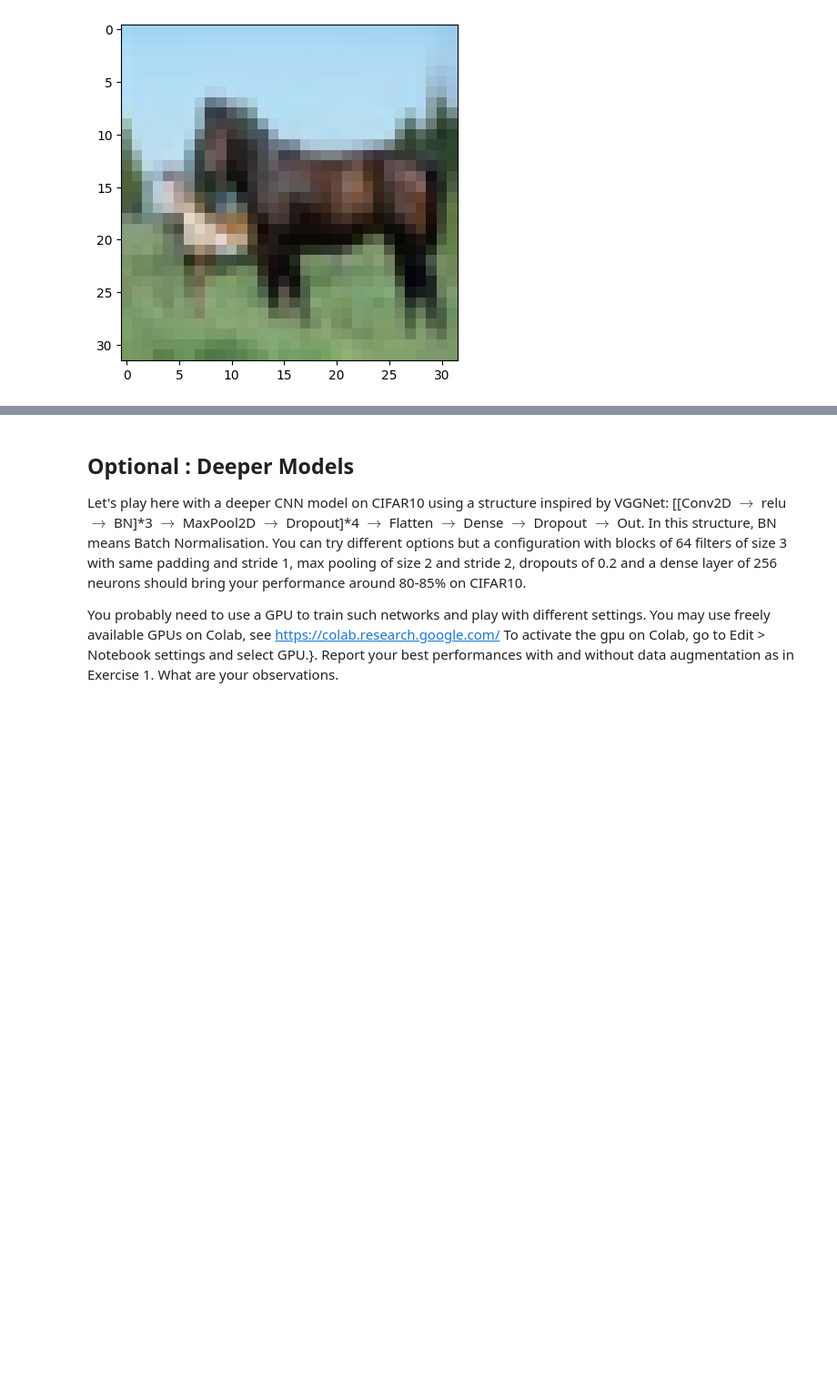
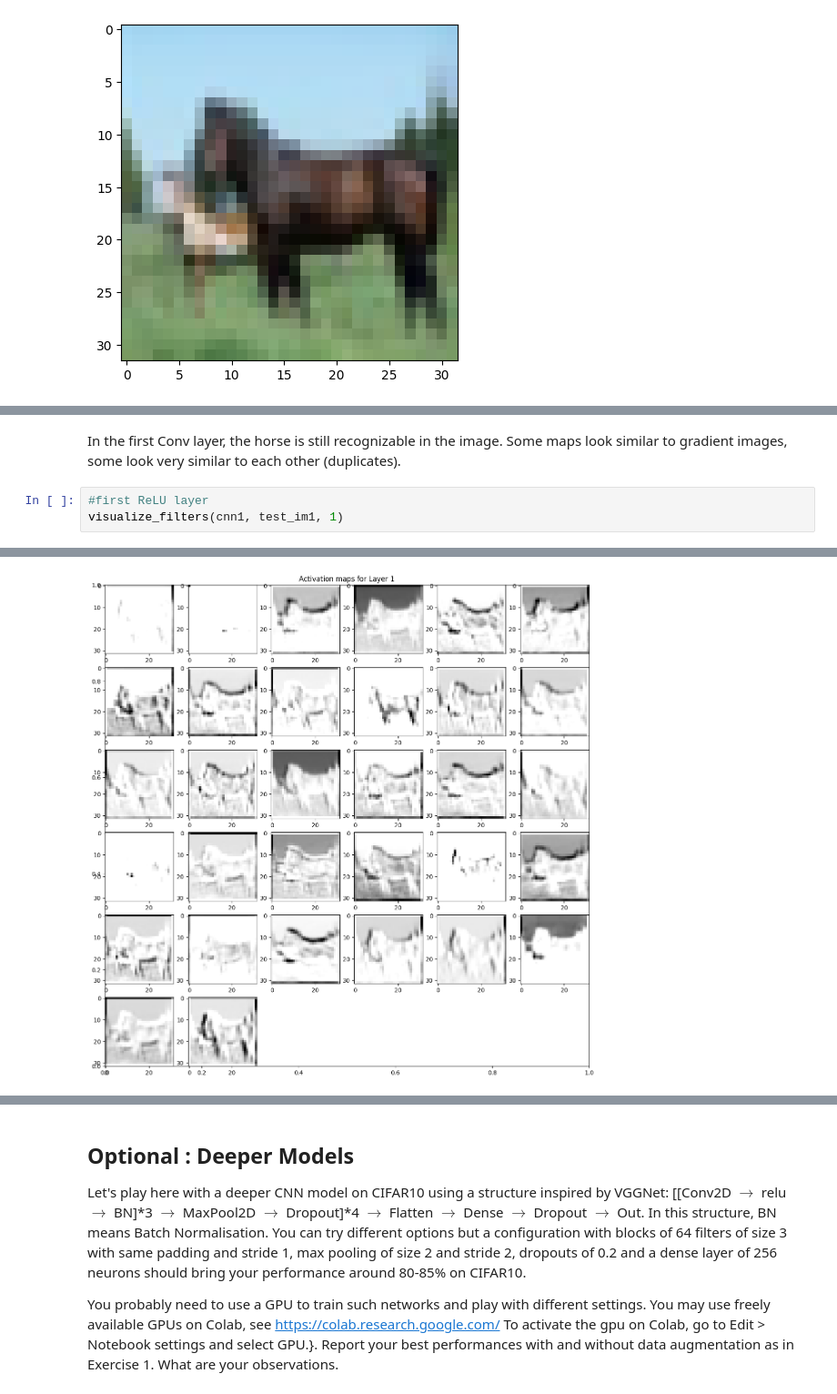
Before and after one commit to ayomeer/DeLearn, a Jupyter notebook: DL-PW-06/CIFAR10-CNN_data_augmentation_stud_TF.ipynb, the cells around one changed output, grey strips where cells are left out. Shown at 91% size. Cells and saved outputs as stored; diff of their text form; blank space fills up the shorter version.

```diff
--- a/DL-PW-06/CIFAR10-CNN_data_augmentation_stud_TF.ipynb
+++ b/DL-PW-06/CIFAR10-CNN_data_augmentation_stud_TF.ipynb
@@ -317,0 +346,6 @@ ValueError: The layer sequential has never been called and thus has no defined i
+# %% [markdown]
+In the first Conv layer, the horse is still recognizable in the image. Some maps look similar to gradient images, some look very similar to each other (duplicates).
+# %%
+#first ReLU layer
+visualize_filters(cnn1, test_im1, 1)
+# %% [output]
@@ -317,0 +353 @@ ValueError: The layer sequential has never been called and thus has no defined i
+[figure, added]
```
Also changed, not shown: parts of 18 cells of this notebook, 1 other file.
